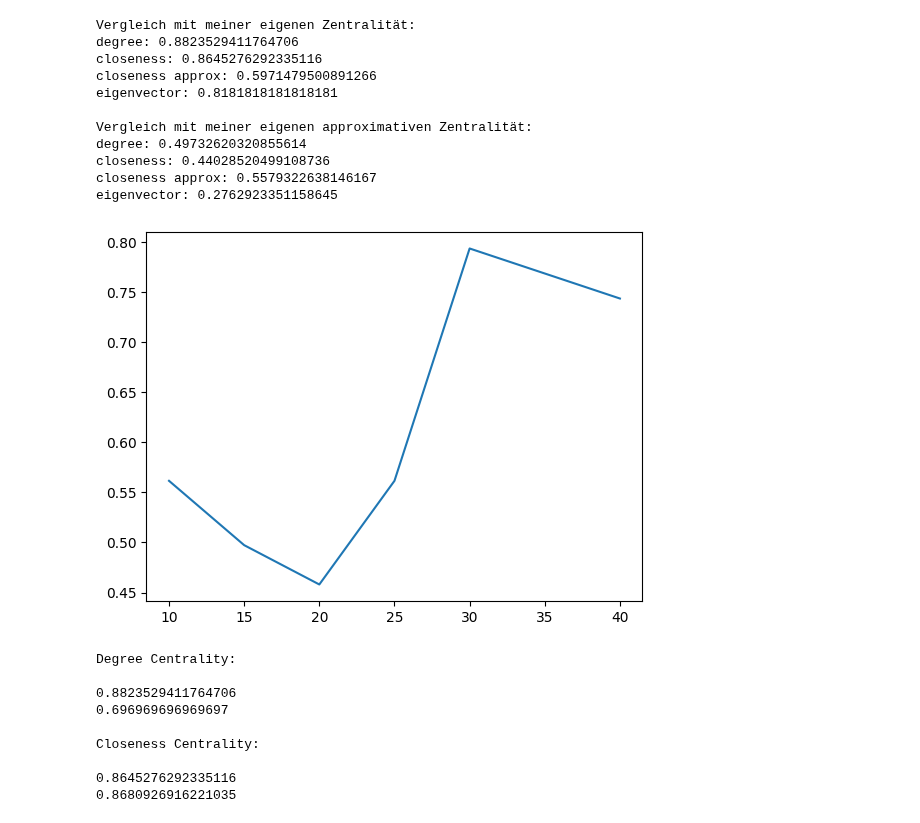
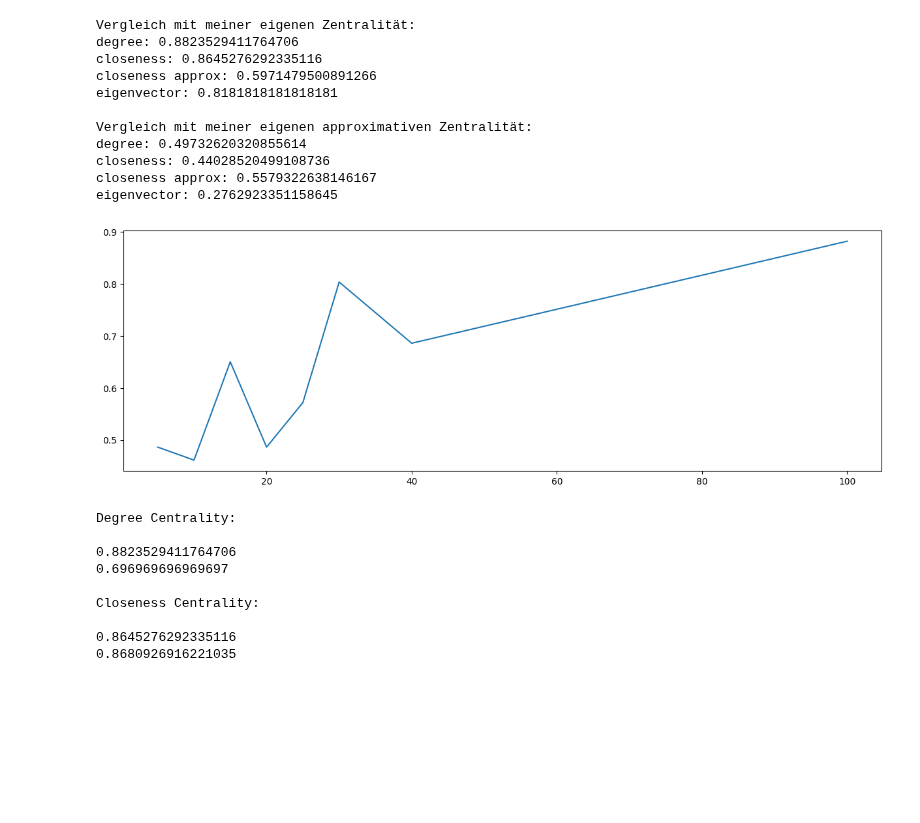
Before and after one commit to Hanno1/AlgorithmischeNetzwerkanalyseLAB, a Jupyter notebook: presentation_task3.ipynb, the cells around one changed output. Cells and saved outputs as stored; diff of their text form; code cells hidden in the pictures; blank space fills up the shorter version.

```diff
--- a/presentation_task3.ipynb
+++ b/presentation_task3.ipynb
@@ -123,17 +128,18 @@ eigenvector: 0.2762923351158645
 # %%
 # Was passiert, wenn ich k bei der Approximation steigen lasse
 # -> Vergleich mit degree centrality
 
 values = []
-k_s = [10, 15, 20, 25, 30, 40]
+k_s = [5, 10, 15, 20, 25, 30, 40, 100]
 for k in k_s:
     own_centr_approx = MyCentr.own_centrality_approx(G, k_uniform_nodes=k)
     values.append(compute_kendall(degree_centr, own_centr_approx))
 
+plt.figure().set_figwidth(15)
 plt.plot(k_s, values)
 plt.show()
 # %% [output]
-[figure, old version]
+[figure, new version]
 # %%
 # Was passiert mit dem kendall Koeffizienten, wenn ich initialisiere
 # -> Vergleich mit degree centrality
```
Also changed, not shown: parts of 12 cells of this notebook, 1 other file.
